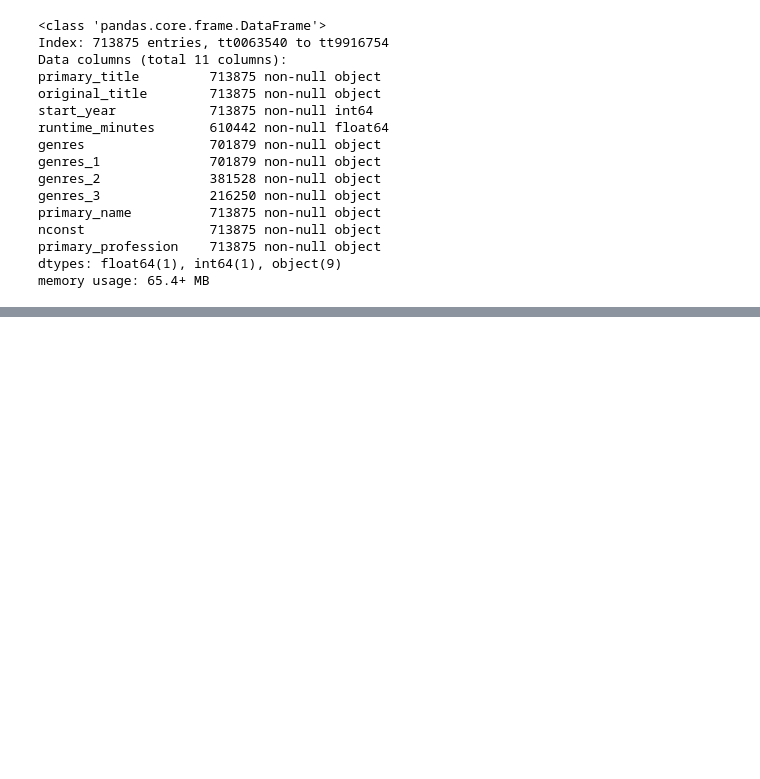
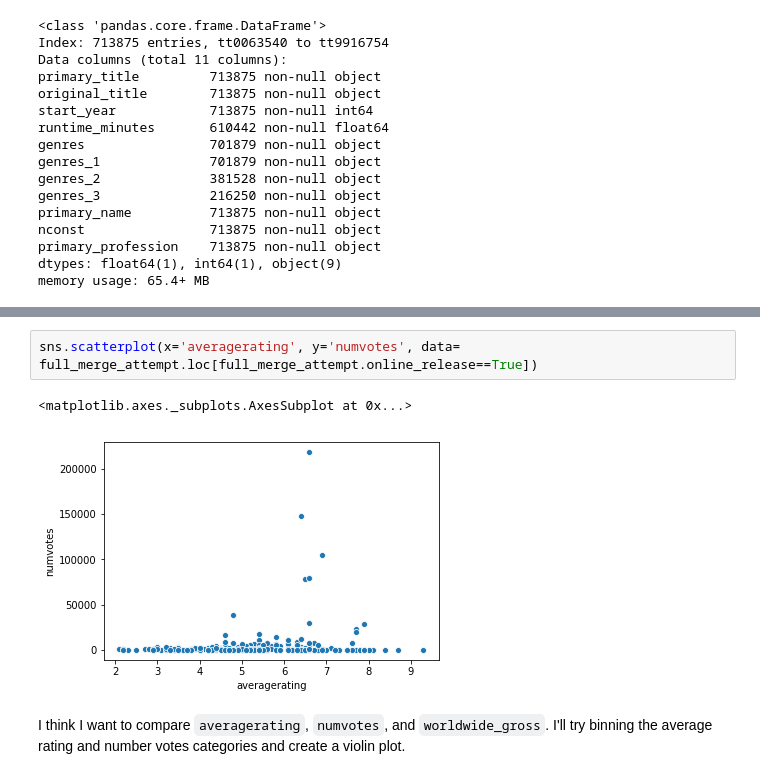
Before and after one commit to mishaberrien/Movie-Performance-Analysis, a Jupyter notebook: movies-eda-mlb.ipynb, the cells around one changed output, grey strips where cells are left out. Drawn from its saved outputs; the diff is of its cells as text; blank space fills up the shorter version.

````diff
--- a/movies-eda-mlb.ipynb
+++ b/movies-eda-mlb.ipynb
@@ -78,0 +285,8 @@ Join imdb_titles_names dataframe with imdb_tn_budgets
+# %%
+sns.scatterplot(x='averagerating', y='numvotes', data= full_merge_attempt.loc[full_merge_attempt.online_release==True])
+# %% [output]
+<matplotlib.axes._subplots.AxesSubplot at 0x...>
+[figure, added]
+# %% [markdown]
+I think I want to compare ```averagerating```, ```numvotes```, and ```worldwide_gross```.
+I'll try binning the average rating and number votes categories and create a violin plot.
````
Also changed, not shown: parts of 40 cells of this notebook.
